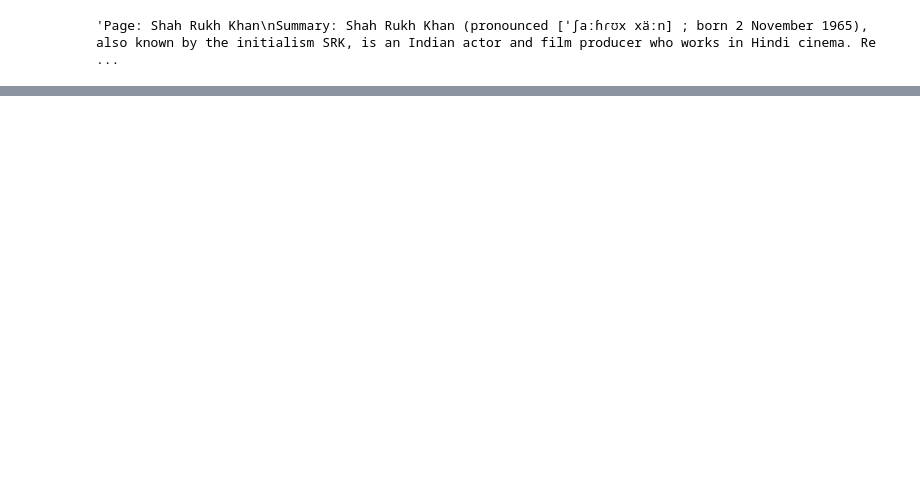
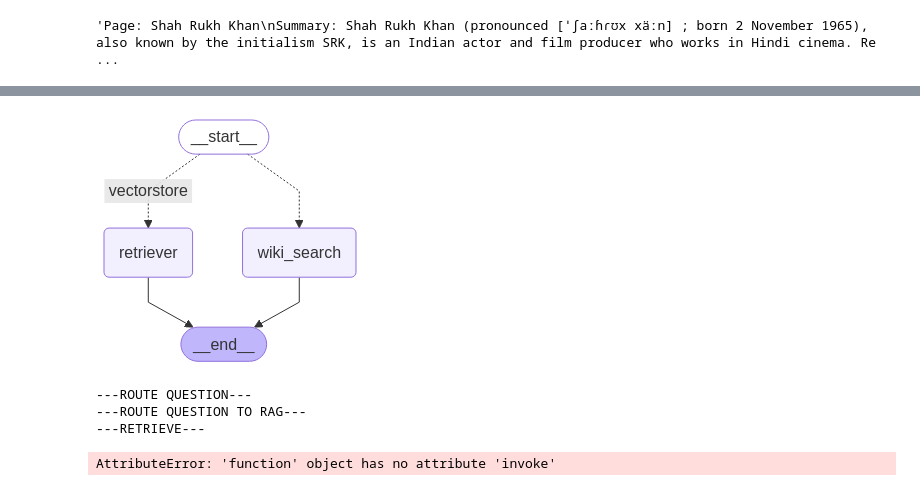
Before and after one commit to CodeLife01/Generative-AI, a Jupyter notebook: 25. Building Stateful, Multi-Actor Applications Using LangGraph/3. End to End Multi AI RAG Chatbots Using LangGraph And Astradb.ipynb, the cells around one changed output, grey strips where cells are left out. Cells and saved outputs as stored; diff of their text form; code cells hidden in the pictures; blank space fills up the shorter version.

```diff
--- a/25. Building Stateful, Multi-Actor Applications Using LangGraph/3. End to End Multi AI RAG Chatbots Using LangGraph And Astradb.ipynb
+++ b/25. Building Stateful, Multi-Actor Applications Using LangGraph/3. End to End Multi AI RAG Chatbots Using LangGraph And Astradb.ipynb
@@ -286,7 +286,7 @@ def retriever(state):
 
     ## Retrieval
     documents = retriever.invoke(question)
-    return {"documents":documents, "questions":question}
+    return {"documents":documents, "question":question}
 # %%
 def wiki_search(state):
     """
@@ -337,0 +362,54 @@ def route_question(state):
+# %%
+from langgraph.graph import END, START, StateGraph
+
+workflow = StateGraph(GraphState)
+
+## Define The nodes
+workflow.add_node("wiki_search", wiki_search) # Web search
+workflow.add_node("retriever", retriever) ## retriever
+
+## Build the graph
+workflow.add_conditional_edges(
+    START,
+    route_question,{
+        "wiki_search":"wiki_search",
+        "vectorstore": "retriever",
+    },
+
+)
+workflow.add_edge("retriever", END)
+workflow.add_edge("wiki_search", END)
+
+
+## compile
+app=workflow.compile()
+# %%
+from IPython.display import Image, display
+try:
+    display(Image(app.get_graph().draw_mermaid_png()))
+except Exception:
+    pass
+# %% [output]
+[figure, added]
+# %%
+from pprint import pprint
+
+# Run
+inputs = {
+    "question": "What is agent?"
+}
+for output in app.stream(inputs):
+    for key, value in output.items():
+        # Node
+        pprint(f"Node '{key}':")
+        # Optional: print full state at each node
+        # pprint.pprint(value["keys"], indent=2, width=80, depth=None)
+    pprint("\n---\n")
+
+# Final generation
+pprint(value['documents'][0].dict()['metadata']['description'])
+# %% [output]
+---ROUTE QUESTION---
+---ROUTE QUESTION TO RAG---
+---RETRIEVE---
+AttributeError: 'function' object has no attribute 'invoke'
```
Also changed, not shown: parts of 1 cell of this notebook.
